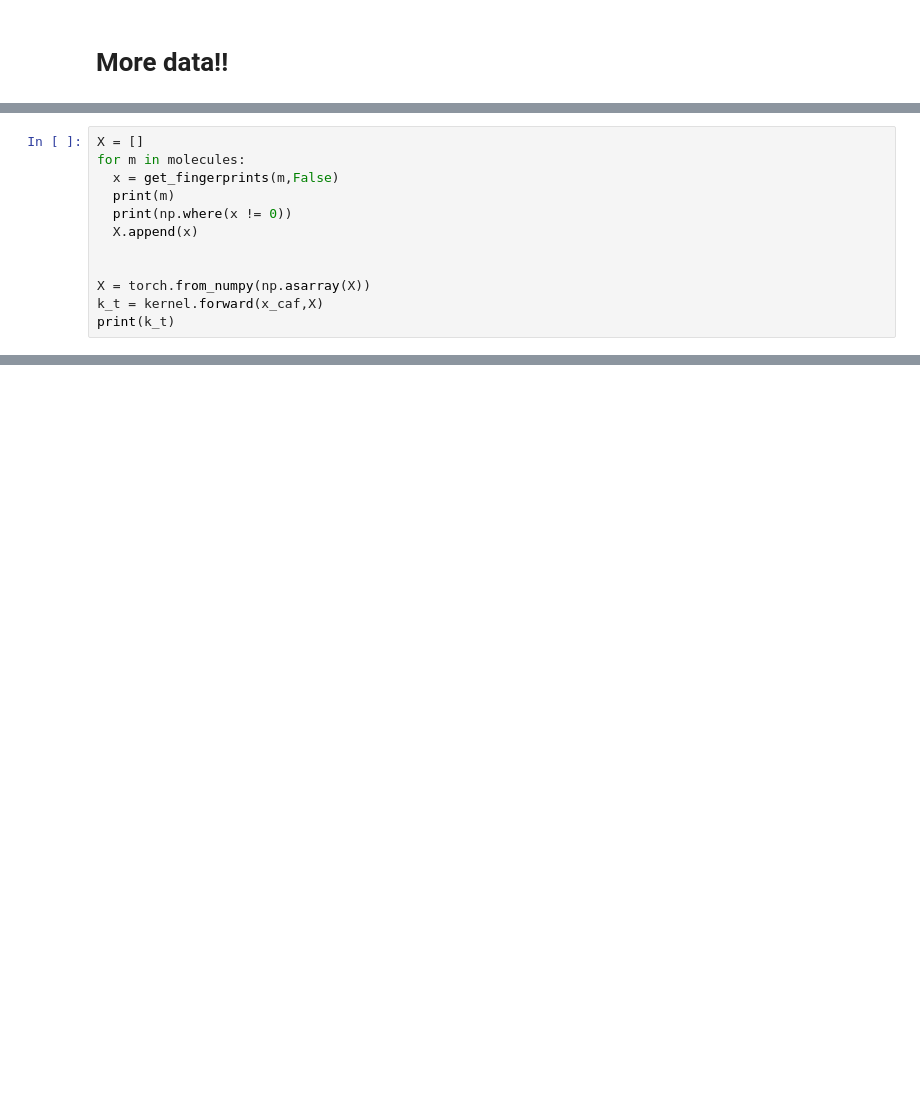
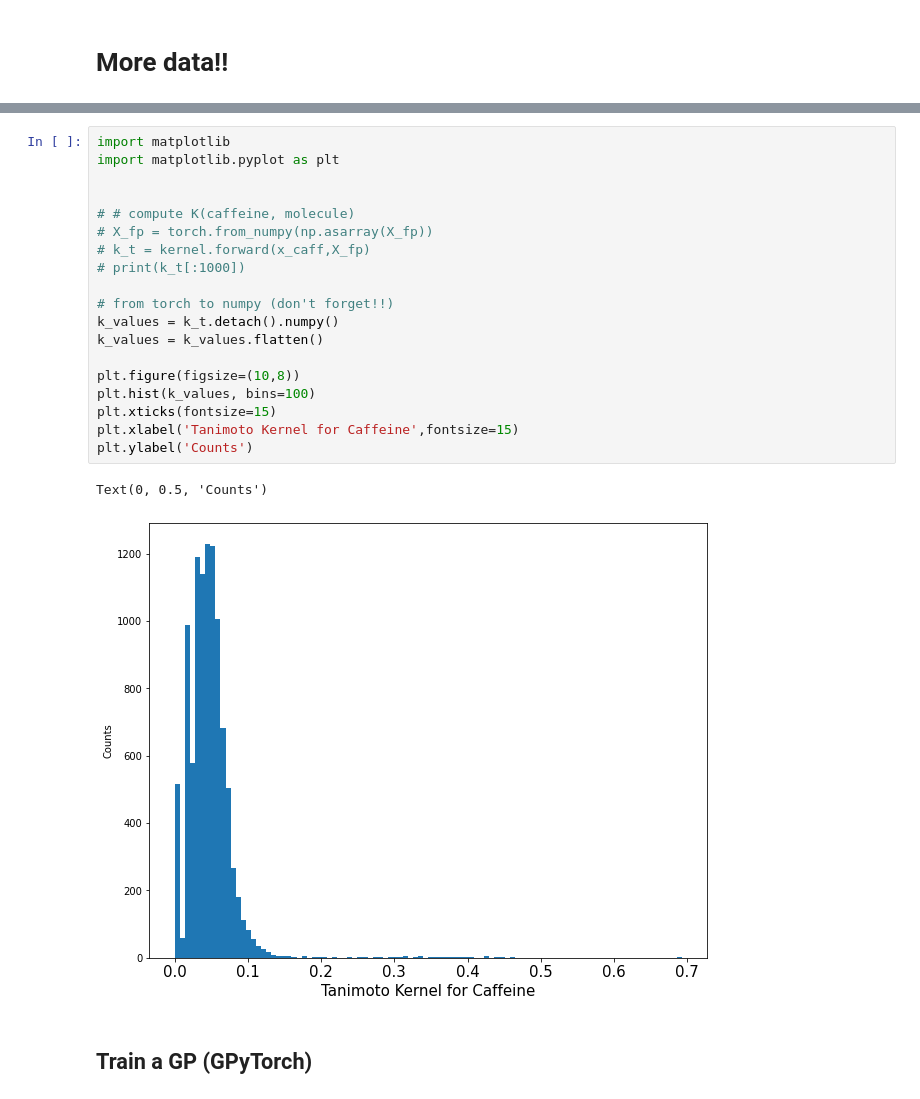
Before and after one commit to RodrigoAVargasHdz/CHEM-4PB3, a Jupyter notebook: Course_Notes/Week6/TanimotoKernel.ipynb, the cells around one changed output, grey strips where cells are left out. Cells and saved outputs as stored; diff of their text form; blank space fills up the shorter version.

```diff
--- a/Course_Notes/Week6/TanimotoKernel.ipynb
+++ b/Course_Notes/Week6/TanimotoKernel.ipynb
@@ -164,12 +233,0 @@ print(molecules)
-# %%
-X = []
-for m in molecules:
-  x = get_fingerprints(m,False)
-  print(m)
-  print(np.where(x != 0))
-  X.append(x)
-
-
-X = torch.from_numpy(np.asarray(X))
-k_t = kernel.forward(x_caf,X)
-print(k_t)
@@ -175,0 +241,24 @@ print(k_t)
+# %%
+import matplotlib
+import matplotlib.pyplot as plt
+
+
+# # compute K(caffeine, molecule)
+# X_fp = torch.from_numpy(np.asarray(X_fp))
+# k_t = kernel.forward(x_caff,X_fp)
+# print(k_t[:1000])
+
+# from torch to numpy (don't forget!!)
+k_values = k_t.detach().numpy()
+k_values = k_values.flatten()
+
+plt.figure(figsize=(10,8))
+plt.hist(k_values, bins=100)
+plt.xticks(fontsize=15)
+plt.xlabel('Tanimoto Kernel for Caffeine',fontsize=15)
+plt.ylabel('Counts')
+# %% [output]
+Text(0, 0.5, 'Counts')
+[figure, added]
+# %% [markdown]
+## Train a GP (GPyTorch)
```
Also changed, not shown: parts of 24 cells of this notebook, 1 other file.
